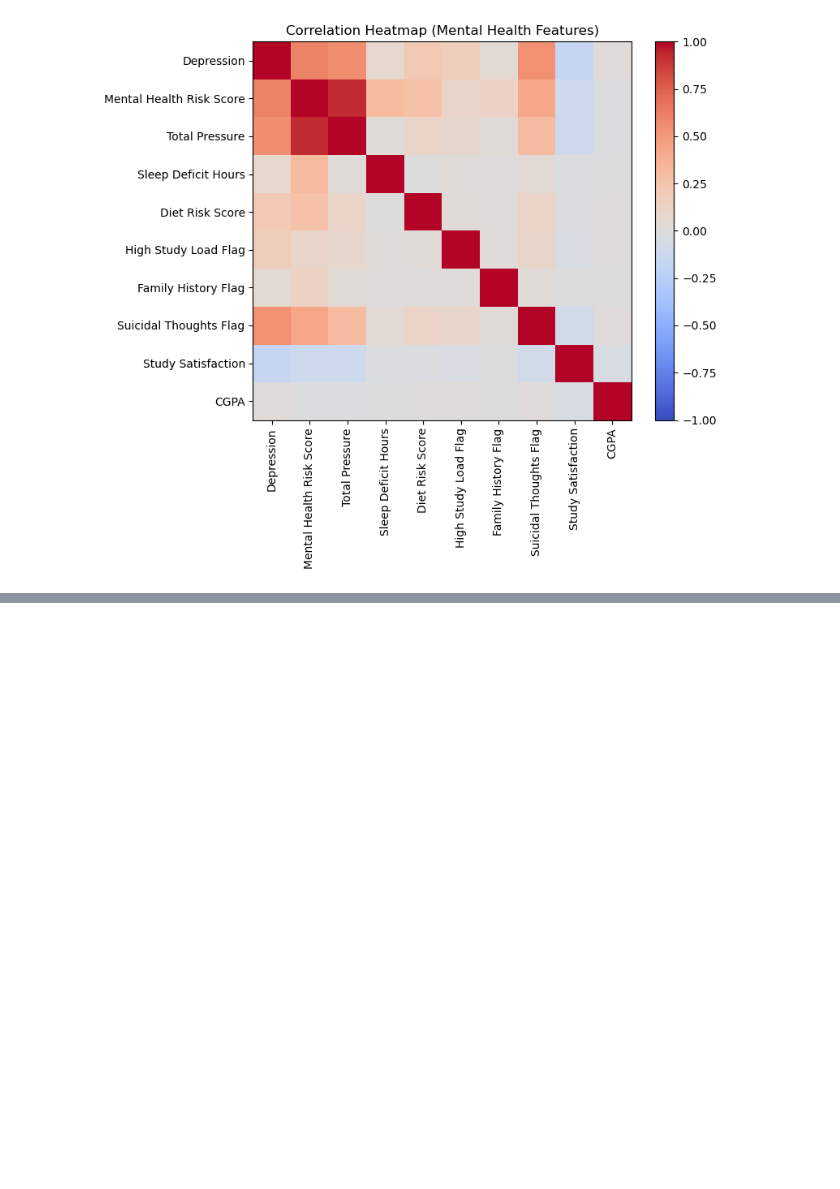
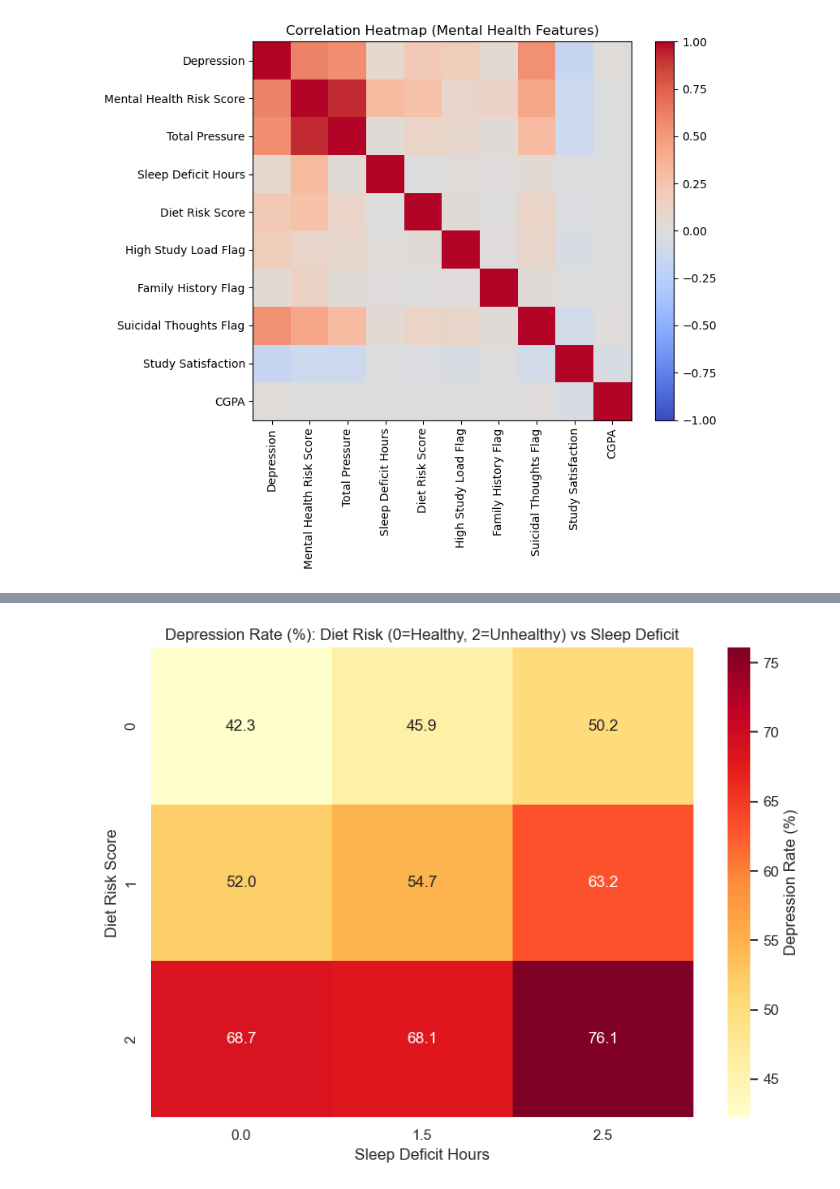
Before and after one commit to M-Sanjay-IND/student-depression-study-notebook, a Jupyter notebook: notebook.ipynb, the cells around one changed output, grey strips where cells are left out. Saved outputs shown, nothing was run; the diff lists cells and outputs as text; code cells hidden in the pictures; blank space fills up the shorter version.

```diff
--- a/notebook.ipynb
+++ b/notebook.ipynb
@@ -333,0 +351,11 @@ plt.show()
+# %%
+# 8) Heatmap of Depression Rate by Diet Risk Score and Sleep Deficit Hours
+diet_sleep = drep_df.groupby(['Diet Risk Score', 'Sleep Deficit Hours'], observed=True)['Depression'].mean().reset_index()
+pivot_ds = diet_sleep.pivot(index='Diet Risk Score', columns='Sleep Deficit Hours', values='Depression') * 100
+plt.figure(figsize=(8, 6))
+sns.heatmap(pivot_ds, annot=True, fmt=".1f", cmap="YlOrRd", cbar_kws={'label': 'Depression Rate (%)'})
+plt.title('Depression Rate (%): Diet Risk (0=Healthy, 2=Unhealthy) vs Sleep Deficit')
+plt.tight_layout()
+plt.show()
+# %% [output]
+[figure, added]
```
Also changed, not shown: parts of 5 cells of this notebook, 13 other files.
